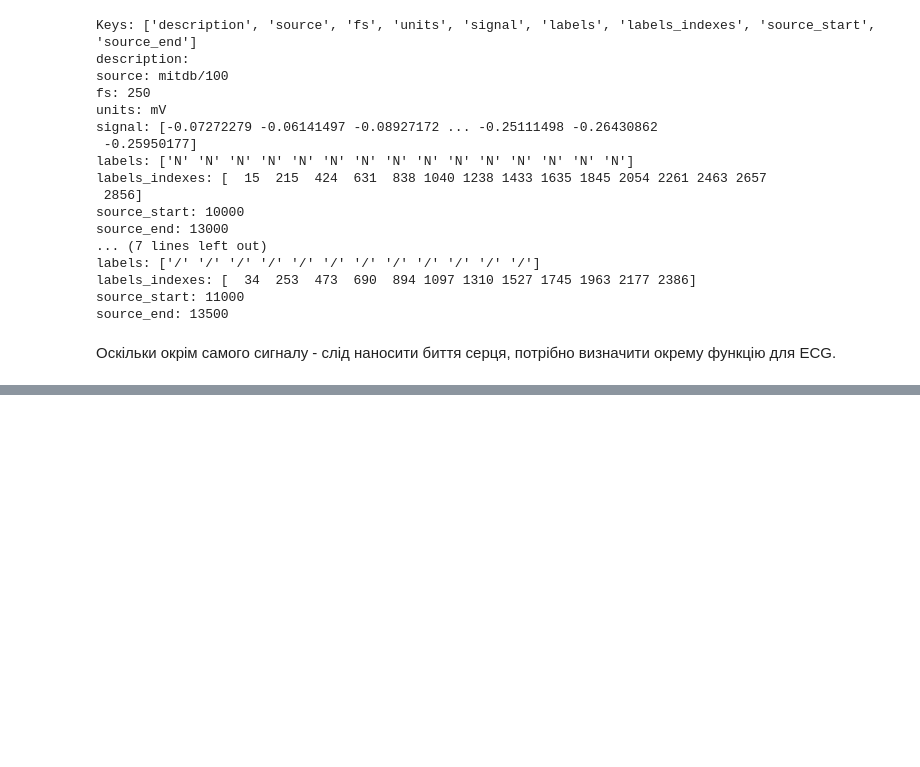
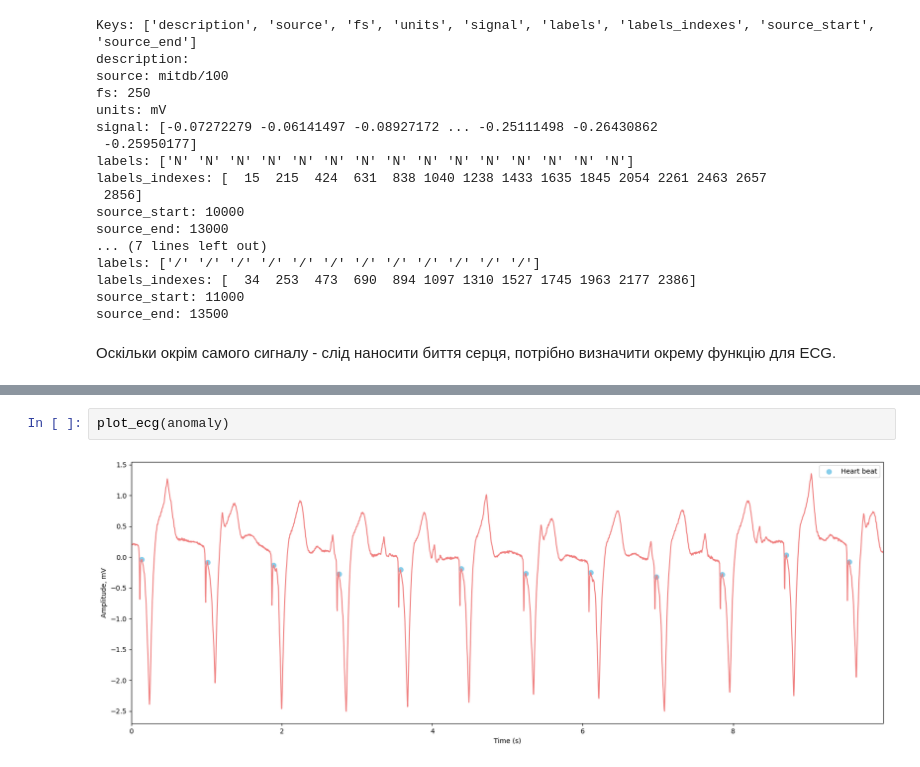
Before and after one commit to n1n1n1q/SignalProcessingLabs, a Jupyter notebook: lab01/sig_proc1.ipynb, the cells around one changed output, grey strips where cells are left out. Saved outputs shown, nothing was run; the diff lists cells and outputs as text; blank space fills up the shorter version.

```diff
--- a/lab01/sig_proc1.ipynb
+++ b/lab01/sig_proc1.ipynb
@@ -151,0 +152,4 @@ plot_ecg(norm)
+# %%
+plot_ecg(anomaly)
+# %% [output]
+[figure, added]
```
Also changed, not shown: parts of 8 cells of this notebook, 1 other file.
